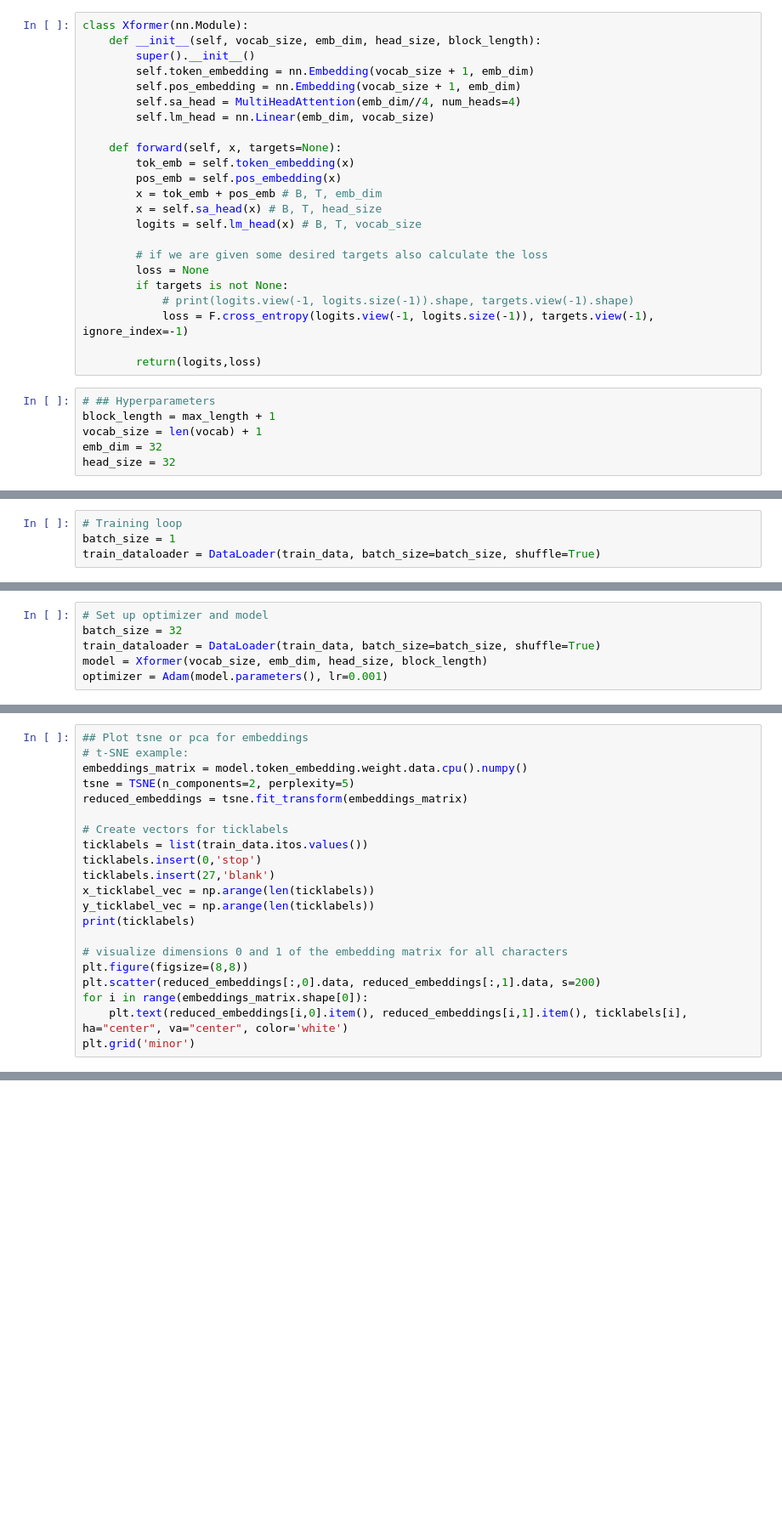
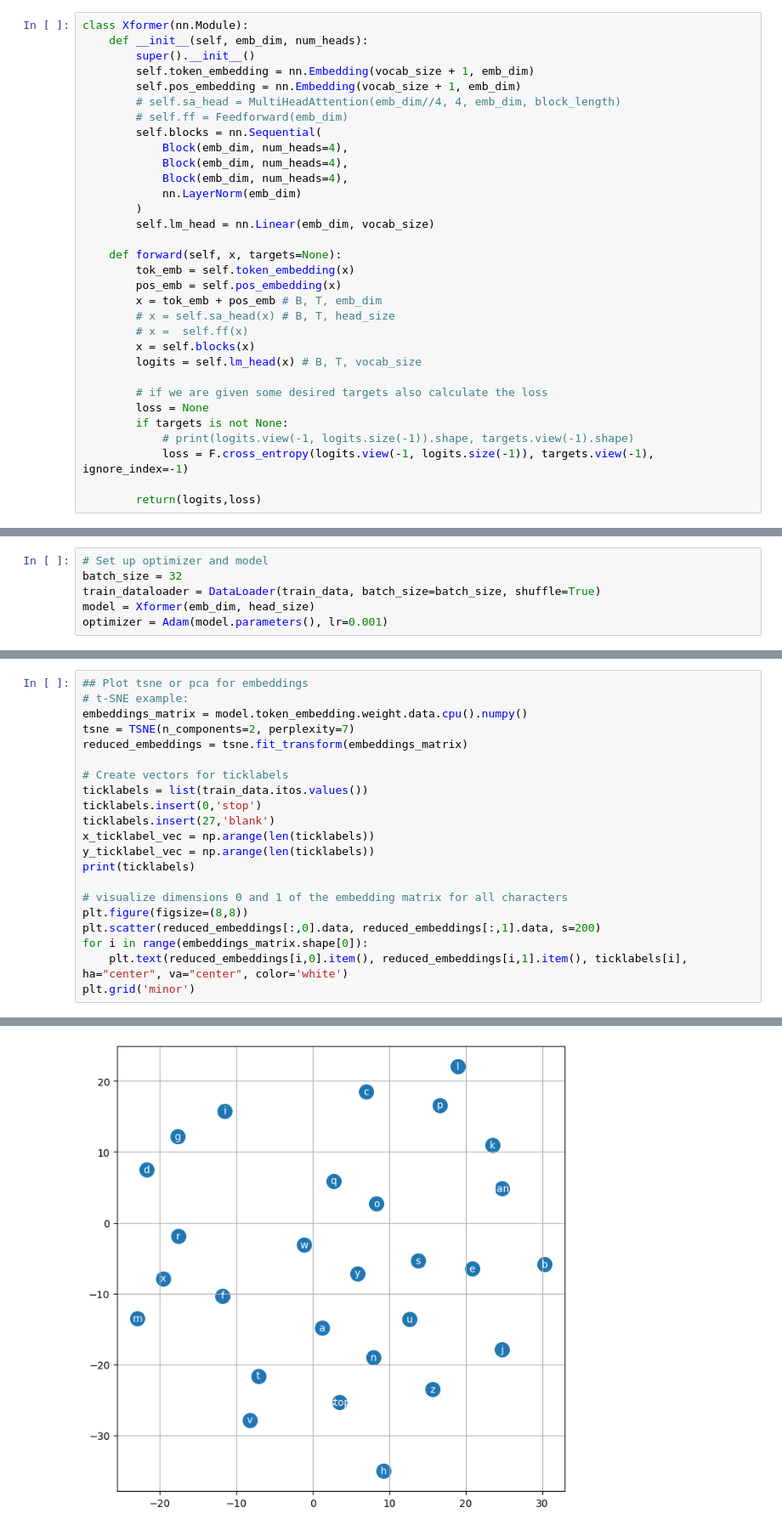
Before and after one commit to peteryushunli/makemore-utils-nbs, a Jupyter notebook: nbs/transformer.ipynb, the cells around one changed output, grey strips where cells are left out. Shown: that part at 85% size. Cells and saved outputs as stored; diff of their text form; blank space fills up the shorter version.

```diff
--- a/nbs/transformer.ipynb
+++ b/nbs/transformer.ipynb
@@ -56,17 +97,26 @@ class MultiHeadAttention(nn.Module):
 # %%
 class Xformer(nn.Module):
-    def __init__(self, vocab_size, emb_dim, head_size, block_length):
+    def __init__(self, emb_dim, num_heads):
         super().__init__()
         self.token_embedding = nn.Embedding(vocab_size + 1, emb_dim)
         self.pos_embedding = nn.Embedding(vocab_size + 1, emb_dim)
-        self.sa_head = MultiHeadAttention(emb_dim//4, num_heads=4)
+        # self.sa_head = MultiHeadAttention(emb_dim//4, 4, emb_dim, block_length)
+        # self.ff = Feedforward(emb_dim)
+        self.blocks = nn.Sequential(
+            Block(emb_dim, num_heads=4),
+            Block(emb_dim, num_heads=4),
+            Block(emb_dim, num_heads=4),
+            nn.LayerNorm(emb_dim)
+        )
         self.lm_head = nn.Linear(emb_dim, vocab_size)
 
     def forward(self, x, targets=None):
         tok_emb = self.token_embedding(x)
         pos_emb = self.pos_embedding(x)
         x = tok_emb + pos_emb # B, T, emb_dim
-        x = self.sa_head(x) # B, T, head_size
+        # x = self.sa_head(x) # B, T, head_size
+        # x =  self.ff(x)
+        x = self.blocks(x)
         logits = self.lm_head(x) # B, T, vocab_size
 
         # if we are given some desired targets also calculate the loss
@@ -76,9 +126,3 @@ class Xformer(nn.Module):
             loss = F.cross_entropy(logits.view(-1, logits.size(-1)), targets.view(-1), ignore_index=-1)
 
         return(logits,loss)
-# %%
-# ## Hyperparameters
-block_length = max_length + 1
-vocab_size = len(vocab) + 1
-emb_dim = 32
-head_size = 32
@@ -85,4 +140,6 @@ head_size = 32
 # %%
-# Training loop
-batch_size = 1
+# Set up optimizer and model
+batch_size = 32
 train_dataloader = DataLoader(train_data, batch_size=batch_size, shuffle=True)
+model = Xformer(emb_dim, head_size)
+optimizer = Adam(model.parameters(), lr=0.001)
@@ -98,6 +145,0 @@ train_dataloader = DataLoader(train_data, batch_size=batch_size, shuffle=True)
-# %%
-# Set up optimizer and model
-batch_size = 32
-train_dataloader = DataLoader(train_data, batch_size=batch_size, shuffle=True)
-model = Xformer(vocab_size, emb_dim, head_size, block_length)
-optimizer = Adam(model.parameters(), lr=0.001)
@@ -157,7 +221,7 @@ print_samples(model, train_data, max_length, num=32)
 ## Plot tsne or pca for embeddings
 # t-SNE example:
 embeddings_matrix = model.token_embedding.weight.data.cpu().numpy()
-tsne = TSNE(n_components=2, perplexity=5)
+tsne = TSNE(n_components=2, perplexity=7)
 reduced_embeddings = tsne.fit_transform(embeddings_matrix)
 
 # Create vectors for ticklabels
@@ -174,3 +238,4 @@ plt.scatter(reduced_embeddings[:,0].data, reduced_embeddings[:,1].data, s=200)
 for i in range(embeddings_matrix.shape[0]):
     plt.text(reduced_embeddings[i,0].item(), reduced_embeddings[i,1].item(), ticklabels[i], ha="center", va="center", color='white')
 plt.grid('minor')
+# %% [output]
@@ -176,0 +243 @@ plt.grid('minor')
+[figure, added]
```
Also changed, not shown: parts of 15 cells of this notebook.
